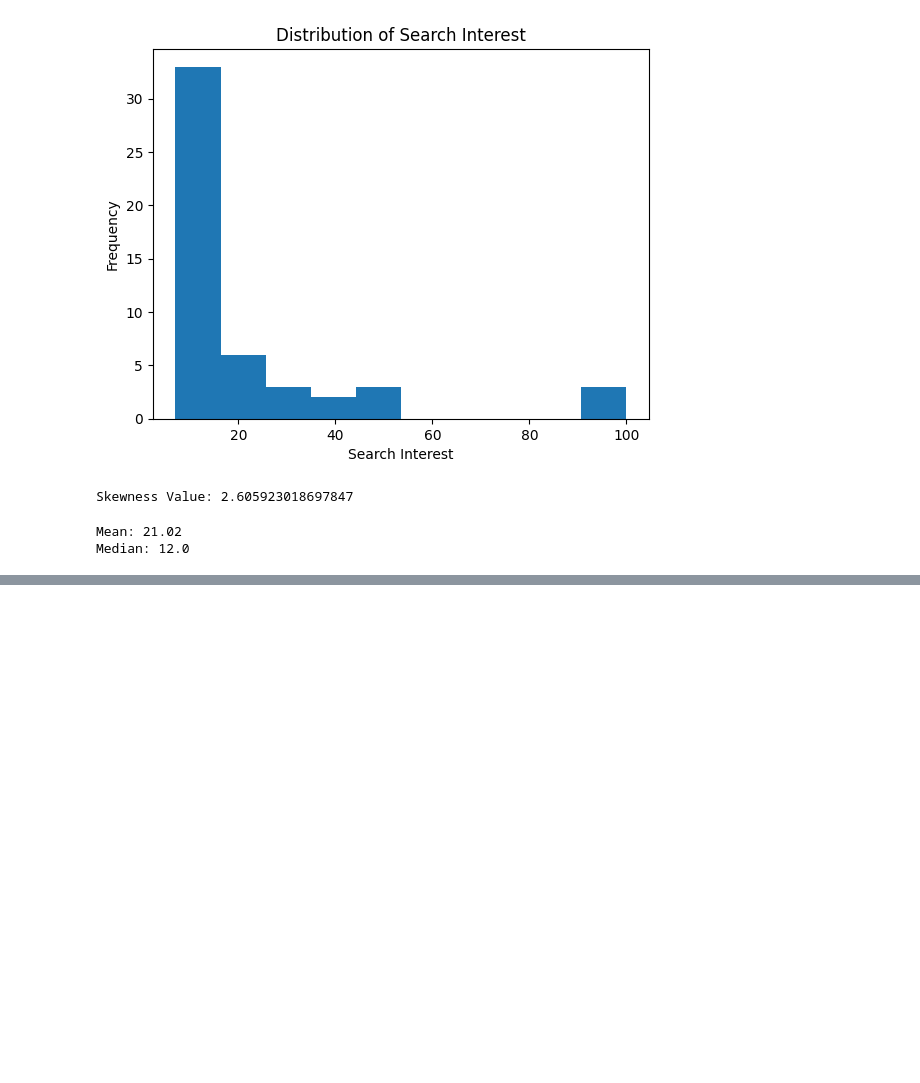
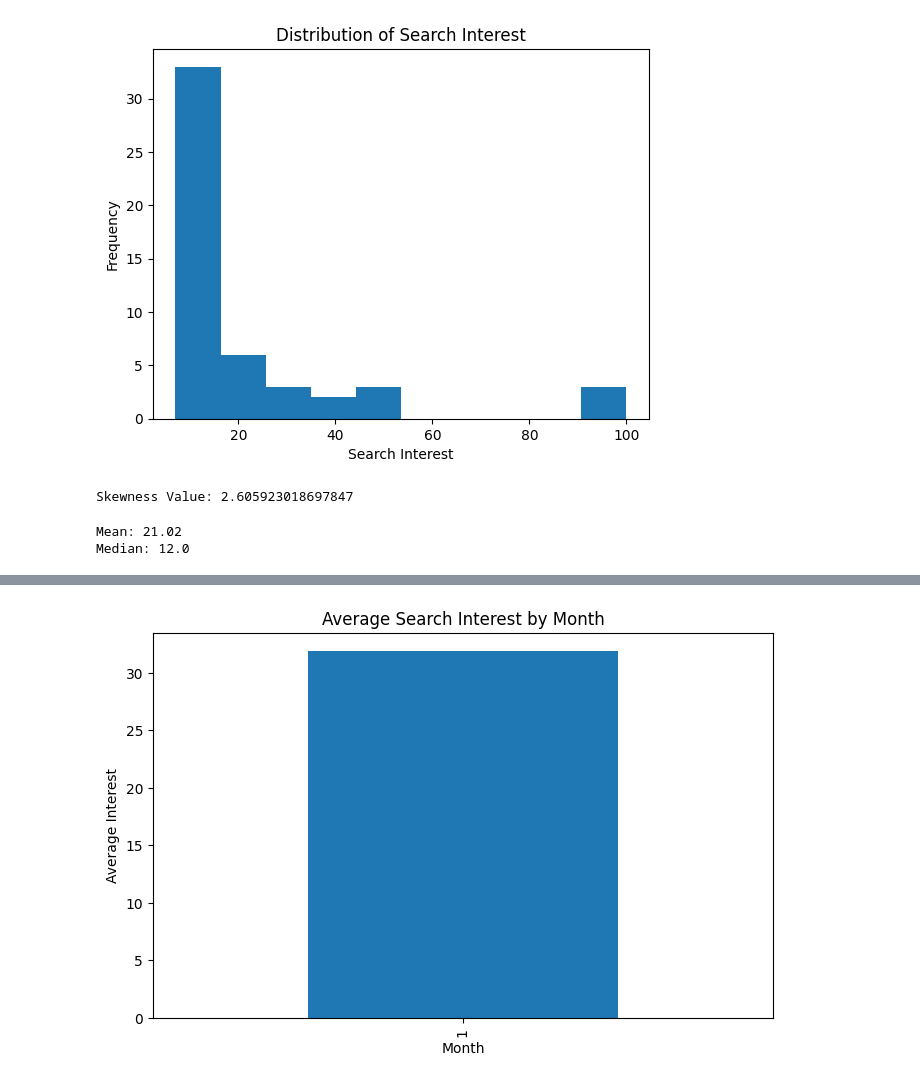
Before and after one commit to Sindhu-Togaru/Internship-Real-Time--Project, a Jupyter notebook: EDA Activities of AI-Keyword.ipynb, the cells around one changed output, grey strips where cells are left out. Cells and saved outputs as stored; diff of their text form; code cells hidden in the pictures; blank space fills up the shorter version.

```diff
--- a/EDA Activities of AI-Keyword.ipynb
+++ b/EDA Activities of AI-Keyword.ipynb
@@ -329,0 +460,19 @@ Median: 12.0
+# %%
+# Seasonal Pattern Analysis
+# Extract Month & Year
+
+df2['Month'] = df2['Date'].dt.month
+df2['Year'] = df2['Date'].dt.year
+# %%
+# Seasonal Pattern Detection
+
+monthly_avg = df2.groupby('Month')['AI'].mean()
+
+plt.figure(figsize=(8,5))
+monthly_avg.plot(kind='bar')
+plt.title('Average Search Interest by Month')
+plt.xlabel('Month')
+plt.ylabel('Average Interest')
+plt.show()
+# %% [output]
+[figure, added]
```
Also changed, not shown: parts of 18 cells of this notebook, 5 other files.
